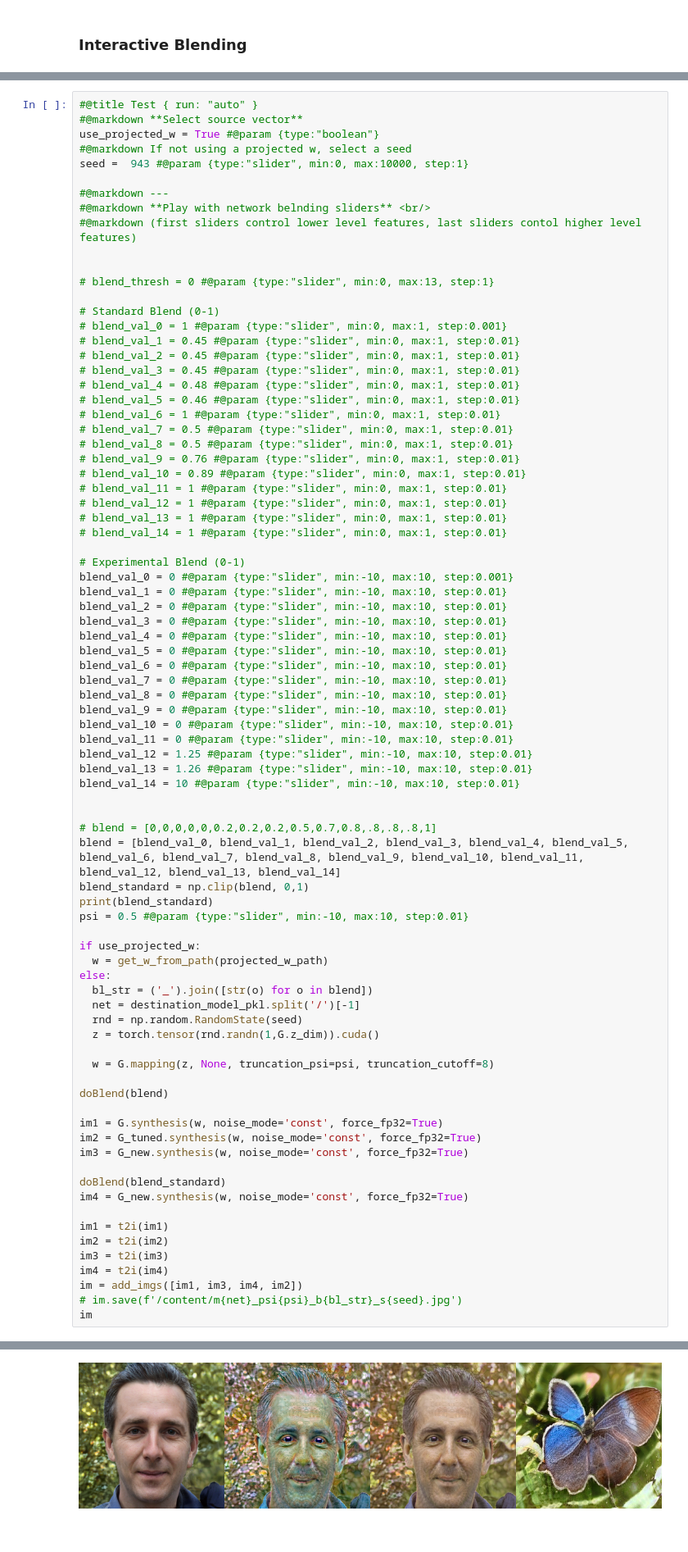
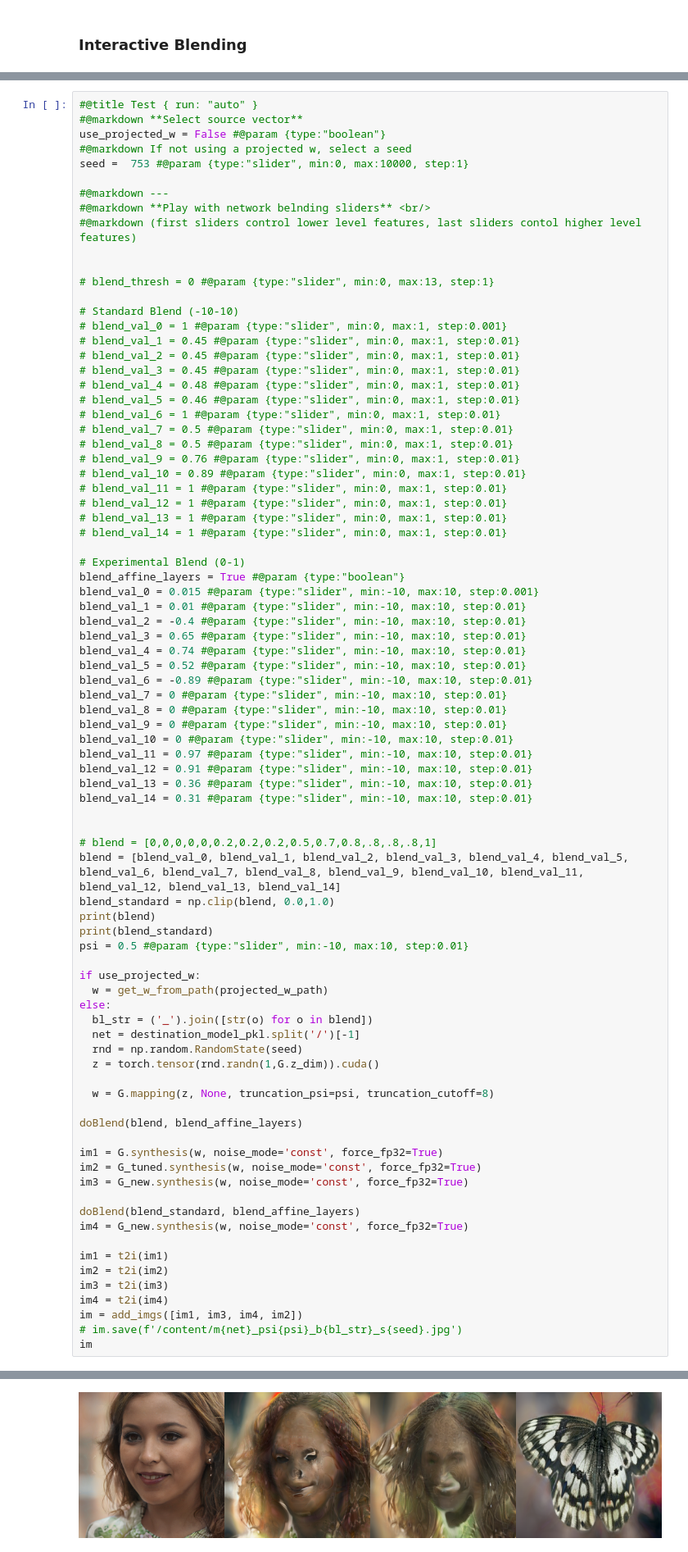
Before and after one commit to adamdavidcole/stylegan3-fun-blend, a Jupyter notebook: blend.ipynb, the cells around one changed output, grey strips where cells are left out. Shown at 82% size. Drawn from its saved outputs; the diff is of its cells as text.

```diff
--- a/blend.ipynb
+++ b/blend.ipynb
@@ -741,9 +816,9 @@ def doBlend(blend_mask):
 # %%
 #@title Test { run: "auto" }
 #@markdown **Select source vector**
-use_projected_w = True #@param {type:"boolean"}
+use_projected_w = False #@param {type:"boolean"}
 #@markdown If not using a projected w, select a seed
-seed =  943 #@param {type:"slider", min:0, max:10000, step:1}
+seed =  753 #@param {type:"slider", min:0, max:10000, step:1}
 
 #@markdown ---
 #@markdown **Play with network belnding sliders** <br/>
@@ -752,7 +827,7 @@ seed =  943 #@param {type:"slider", min:0, max:10000, step:1}
 
 # blend_thresh = 0 #@param {type:"slider", min:0, max:13, step:1}
 
-# Standard Blend (0-1)
+# Standard Blend (-10-10)
 # blend_val_0 = 1 #@param {type:"slider", min:0, max:1, step:0.001}
 # blend_val_1 = 0.45 #@param {type:"slider", min:0, max:1, step:0.01}
 # blend_val_2 = 0.45 #@param {type:"slider", min:0, max:1, step:0.01}
@@ -770,26 +845,28 @@ seed =  943 #@param {type:"slider", min:0, max:10000, step:1}
 # blend_val_14 = 1 #@param {type:"slider", min:0, max:1, step:0.01}
 
 # Experimental Blend (0-1)
-blend_val_0 = 0 #@param {type:"slider", min:-10, max:10, step:0.001}
-blend_val_1 = 0 #@param {type:"slider", min:-10, max:10, step:0.01}
-blend_val_2 = 0 #@param {type:"slider", min:-10, max:10, step:0.01}
-blend_val_3 = 0 #@param {type:"slider", min:-10, max:10, step:0.01}
-blend_val_4 = 0 #@param {type:"slider", min:-10, max:10, step:0.01}
-blend_val_5 = 0 #@param {type:"slider", min:-10, max:10, step:0.01}
-blend_val_6 = 0 #@param {type:"slider", min:-10, max:10, step:0.01}
+blend_affine_layers = True #@param {type:"boolean"}
+blend_val_0 = 0.015 #@param {type:"slider", min:-10, max:10, step:0.001}
+blend_val_1 = 0.01 #@param {type:"slider", min:-10, max:10, step:0.01}
+blend_val_2 = -0.4 #@param {type:"slider", min:-10, max:10, step:0.01}
+blend_val_3 = 0.65 #@param {type:"slider", min:-10, max:10, step:0.01}
+blend_val_4 = 0.74 #@param {type:"slider", min:-10, max:10, step:0.01}
+blend_val_5 = 0.52 #@param {type:"slider", min:-10, max:10, step:0.01}
+blend_val_6 = -0.89 #@param {type:"slider", min:-10, max:10, step:0.01}
 blend_val_7 = 0 #@param {type:"slider", min:-10, max:10, step:0.01}
 blend_val_8 = 0 #@param {type:"slider", min:-10, max:10, step:0.01}
 blend_val_9 = 0 #@param {type:"slider", min:-10, max:10, step:0.01}
 blend_val_10 = 0 #@param {type:"slider", min:-10, max:10, step:0.01}
-blend_val_11 = 0 #@param {type:"slider", min:-10, max:10, step:0.01}
-blend_val_12 = 1.25 #@param {type:"slider", min:-10, max:10, step:0.01}
-blend_val_13 = 1.26 #@param {type:"slider", min:-10, max:10, step:0.01}
-blend_val_14 = 10 #@param {type:"slider", min:-10, max:10, step:0.01}
+blend_val_11 = 0.97 #@param {type:"slider", min:-10, max:10, step:0.01}
+blend_val_12 = 0.91 #@param {type:"slider", min:-10, max:10, step:0.01}
+blend_val_13 = 0.36 #@param {type:"slider", min:-10, max:10, step:0.01}
+blend_val_14 = 0.31 #@param {type:"slider", min:-10, max:10, step:0.01}
 
 
 # blend = [0,0,0,0,0,0.2,0.2,0.2,0.5,0.7,0.8,.8,.8,.8,1]
 blend = [blend_val_0, blend_val_1, blend_val_2, blend_val_3, blend_val_4, blend_val_5, blend_val_6, blend_val_7, blend_val_8, blend_val_9, blend_val_10, blend_val_11, blend_val_12, blend_val_13, blend_val_14]
-blend_standard = np.clip(blend, 0,1)
+blend_standard = np.clip(blend, 0.0,1.0)
+print(blend)
 print(blend_standard)
 psi = 0.5 #@param {type:"slider", min:-10, max:10, step:0.01}
 
@@ -803,13 +880,13 @@ else:
 
   w = G.mapping(z, None, truncation_psi=psi, truncation_cutoff=8)
 
-doBlend(blend)
+doBlend(blend, blend_affine_layers)
 
 im1 = G.synthesis(w, noise_mode='const', force_fp32=True)
 im2 = G_tuned.synthesis(w, noise_mode='const', force_fp32=True)
 im3 = G_new.synthesis(w, noise_mode='const', force_fp32=True)
 
-doBlend(blend_standard)
+doBlend(blend_standard, blend_affine_layers)
 im4 = G_new.synthesis(w, noise_mode='const', force_fp32=True)
 
 im1 = t2i(im1)
@@ -824 +903 @@ im
-[figure, old version]
+[figure, new version]
```
Also changed, not shown: parts of 12 cells of this notebook.
